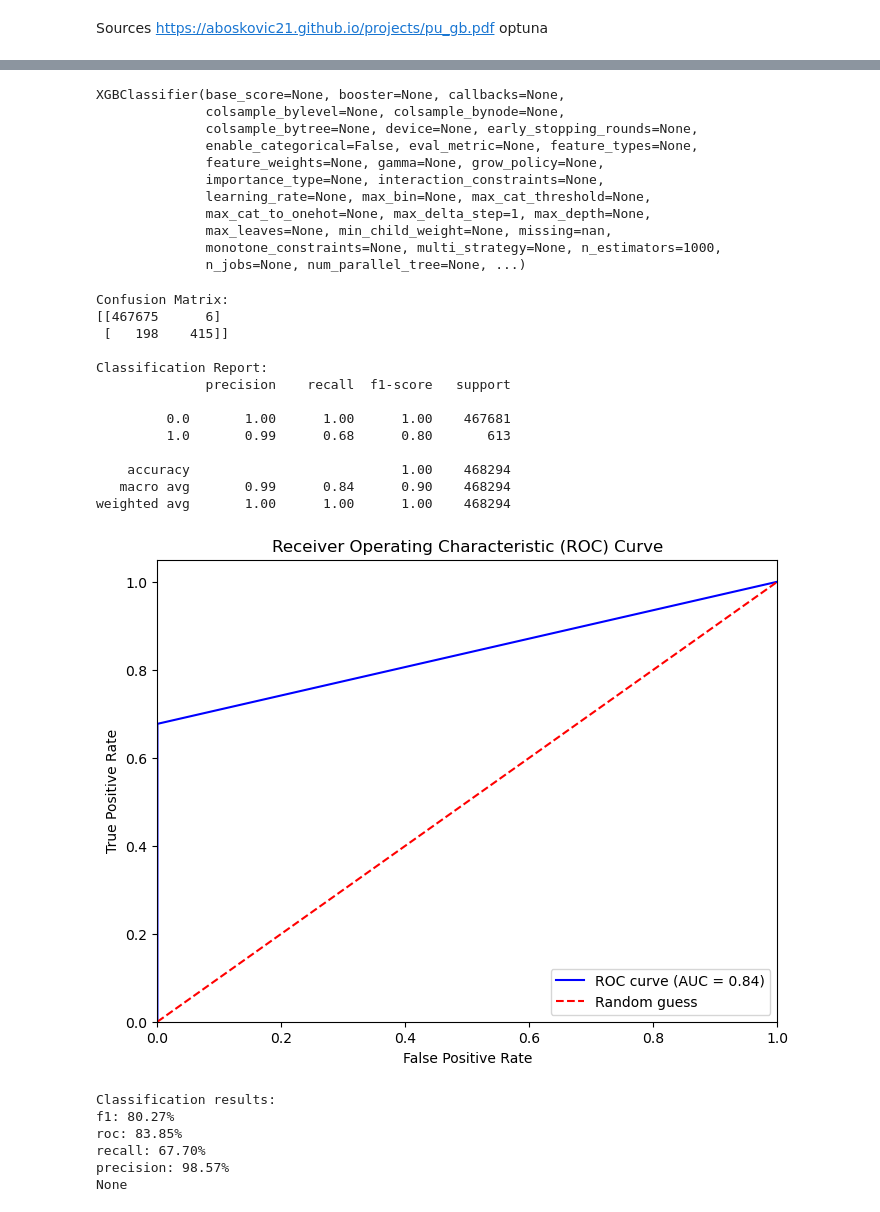
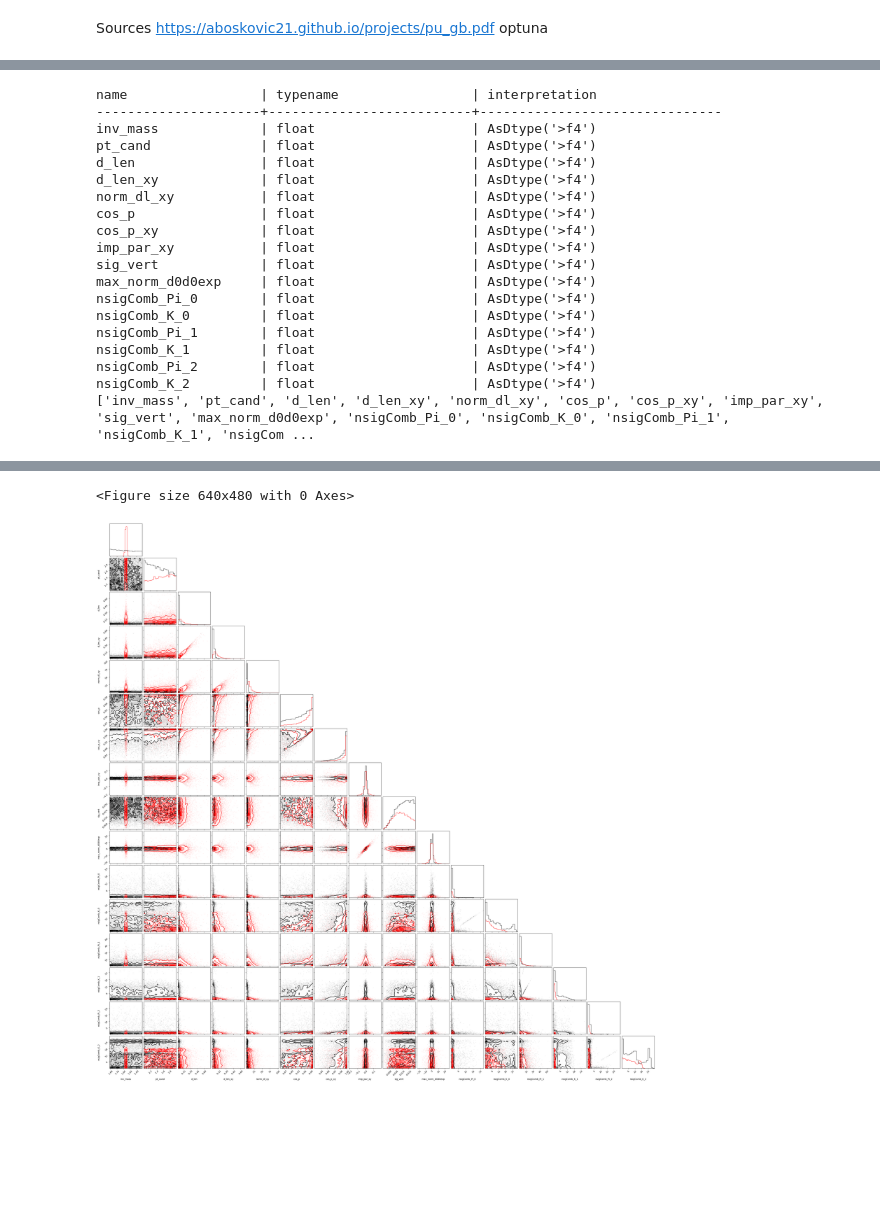
Before and after one commit to SanderGeurts/ML_2025_2026_Jesper_Anna_Sander, a Jupyter notebook: sander_oefenen.ipynb, the cells around one changed output, grey strips where cells are left out. Drawn from its saved outputs; the diff is of its cells as text; code cells hidden in the pictures; blank space fills up the shorter version.

```diff
--- a/sander_oefenen.ipynb
+++ b/sander_oefenen.ipynb
@@ -30,10 +28,10 @@ with uproot.open(pathlib.Path(r"Training_Data\data.root")) as file:
     print(branches)
     training_data_bkg = tree.arrays(branches, library="np")
     training_data_bkg['species'] = np.zeros(len(training_data_bkg['inv_mass']))
-    # data_matrix = np.column_stack([data[b][:10000] for b in branches])
+    data_matrix = np.column_stack([training_data_bkg[b][:10000] for b in branches])
 
     # plt.figure(dpi=300)
-    # fig = corner.corner(data_matrix, labels=branches)
+    fig = corner.corner(data_matrix, labels=branches)
     # inv_mass_training = tree.arrays(['inv_mass'],library='np')
 
 # Signal
@@ -44,11 +42,12 @@ with uproot.open(pathlib.Path(r"Training_Data\FD.root")) as file:
     print(branches)
     training_data_FD = tree.arrays(branches, library="np")
     training_data_FD['species'] = np.ones(len(training_data_FD['inv_mass']))
-    # data_matrix = np.column_stack([data[b][:10000] for b in branches])
+    data_matrix = np.column_stack([training_data_FD[b][:10000] for b in branches])
 
     # plt.figure(dpi=300)
-    # fig = corner.corner(data_matrix, labels=branches)
+    corner.corner(data_matrix, labels=branches,fig=fig,color='red')
     # inv_mass_FD = tree.arrays(['inv_mass'],library='np')
+    fig.show()
 # %% [output]
 name                 | typename                 | interpretation
 ---------------------+--------------------------+-------------------------------
@@ -70,0 +88,19 @@ nsigComb_K_2         | float                    | AsDtype('>f4')
+name                 | typename                 | interpretation
+---------------------+--------------------------+-------------------------------
+inv_mass             | float                    | AsDtype('>f4')
+pt_cand              | float                    | AsDtype('>f4')
+d_len                | float                    | AsDtype('>f4')
+d_len_xy             | float                    | AsDtype('>f4')
+norm_dl_xy           | float                    | AsDtype('>f4')
+cos_p                | float                    | AsDtype('>f4')
+cos_p_xy             | float                    | AsDtype('>f4')
+imp_par_xy           | float                    | AsDtype('>f4')
+sig_vert             | float                    | AsDtype('>f4')
+max_norm_d0d0exp     | float                    | AsDtype('>f4')
+nsigComb_Pi_0        | float                    | AsDtype('>f4')
+nsigComb_K_0         | float                    | AsDtype('>f4')
+nsigComb_Pi_1        | float                    | AsDtype('>f4')
+nsigComb_K_1         | float                    | AsDtype('>f4')
+nsigComb_Pi_2        | float                    | AsDtype('>f4')
+nsigComb_K_2         | float                    | AsDtype('>f4')
+['inv_mass', 'pt_cand', 'd_len', 'd_len_xy', 'norm_dl_xy', 'cos_p', 'cos_p_xy', 'imp_par_xy', 'sig_vert', 'max_norm_d0d0exp', 'nsigComb_Pi_0', 'nsigComb_K_0', 'nsigComb_Pi_1', 'nsigComb_K_1', 'nsigCom ...
@@ -71,3 +113,5 @@ nsigComb_K_2         | float                    | AsDtype('>f4')
+<Figure size 640x480 with 0 Axes>
+[figure, added]
 # %%
 import pandas as pd
 import numpy as np
@@ -107,18 +151,6 @@ model.fit(x_train, y_train,
           eval_set=[(x_train, y_train), (x_test, y_test)],
     verbose=False
     )
-# %% [output]
-XGBClassifier(base_score=None, booster=None, callbacks=None,
-              colsample_bylevel=None, colsample_bynode=None,
-              colsample_bytree=None, device=None, early_stopping_rounds=None,
-              enable_categorical=False, eval_metric=None, feature_types=None,
-              feature_weights=None, gamma=None, grow_policy=None,
-              importance_type=None, interaction_constraints=None,
-              learning_rate=None, max_bin=None, max_cat_threshold=None,
-              max_cat_to_onehot=None, max_delta_step=1, max_depth=None,
-              max_leaves=None, min_child_weight=None, missing=nan,
-              monotone_constraints=None, multi_strategy=None, n_estimators=1000,
-              n_jobs=None, num_parallel_tree=None, ...)
 # %%
 
 # Define a function to evaluate the results
@@ -155,27 +187,6 @@ plt.title('Receiver Operating Characteristic (ROC) Curve')
 plt.legend(loc="lower right")
 plt.show()
 print(evaluate_results(y_test, y_predict))
-# %% [output]
-Confusion Matrix:
-[[467675      6]
- [   198    415]]
-
-Classification Report:
-              precision    recall  f1-score   support
-
-         0.0       1.00      1.00      1.00    467681
-         1.0       0.99      0.68      0.80       613
-
-    accuracy                           1.00    468294
-   macro avg       0.99      0.84      0.90    468294
-weighted avg       1.00      1.00      1.00    468294
-[figure, removed]
-Classification results:
-f1: 80.27%
-roc: 83.85%
-recall: 67.70%
-precision: 98.57%
-None
 # %%
 import optuna
 # Define an objective function. This will find how good the model is performing, based on different hyperparameters.
```
Also changed, not shown: parts of 5 cells of this notebook, 1 other file.
